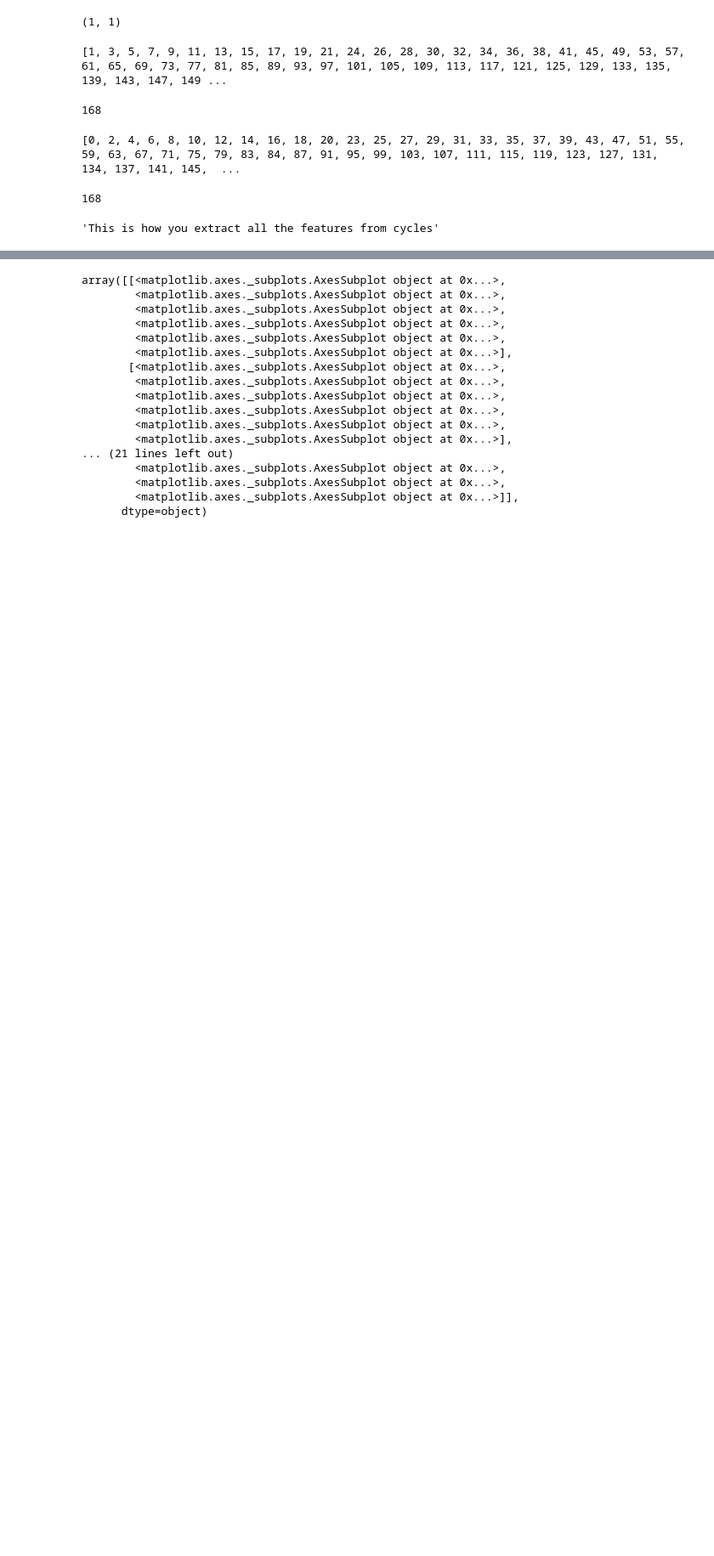
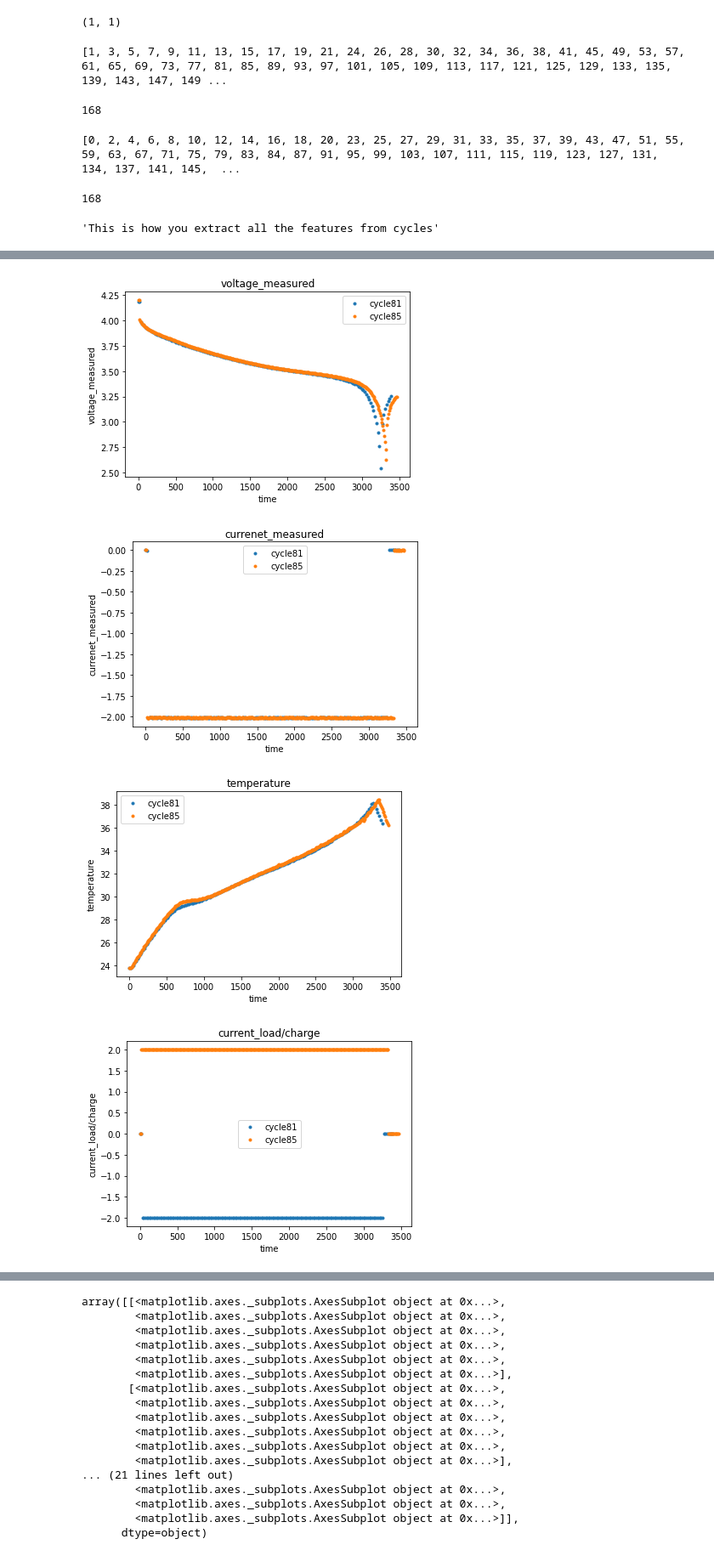
Before and after one commit to natskiu/Nasa-Battery, a Jupyter notebook: Data_Visualisation.ipynb, the cells around one changed output, grey strips where cells are left out. Shown at 85% size. Saved outputs shown, nothing was run; the diff lists cells and outputs as text; code cells hidden in the pictures; blank space fills up the shorter version.

```diff
--- a/Data_Visualisation.ipynb
+++ b/Data_Visualisation.ipynb
@@ -279,0 +326,7 @@ df.describe()
+# %%
+cycle_plotter([81, 85])
+# %% [output]
+[figure, added]
+[figure, added]
+[figure, added]
+[figure, added]
```
Also changed, not shown: parts of 23 cells of this notebook.
